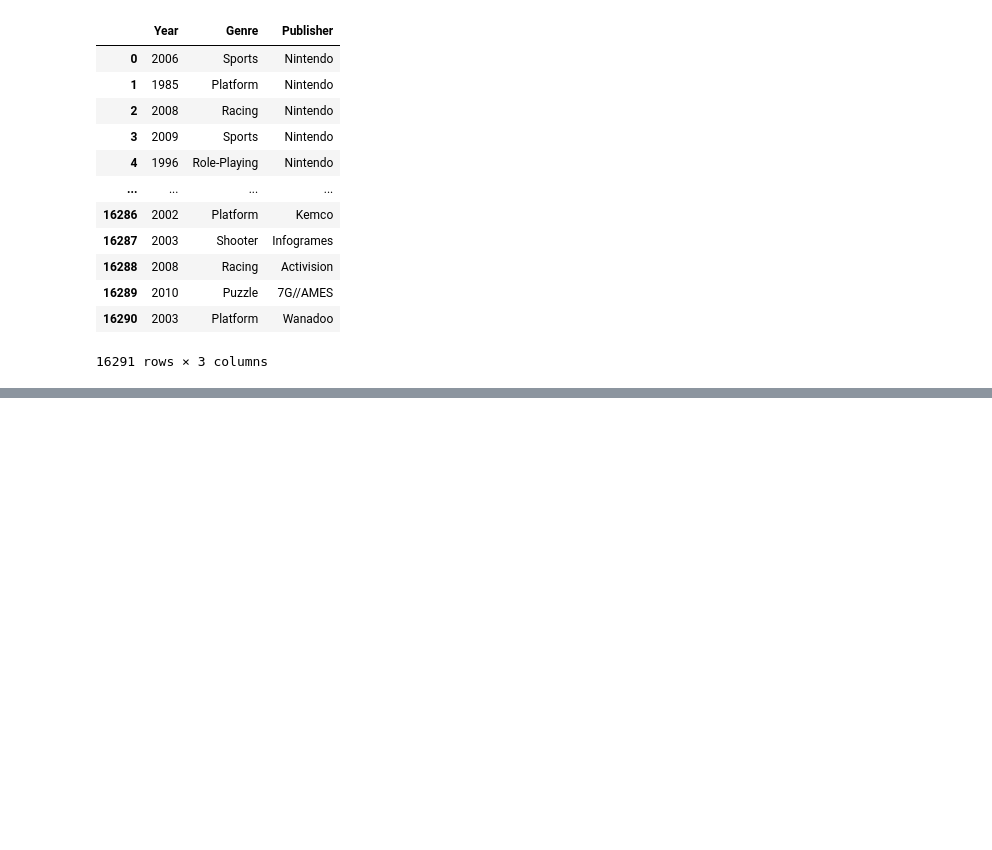
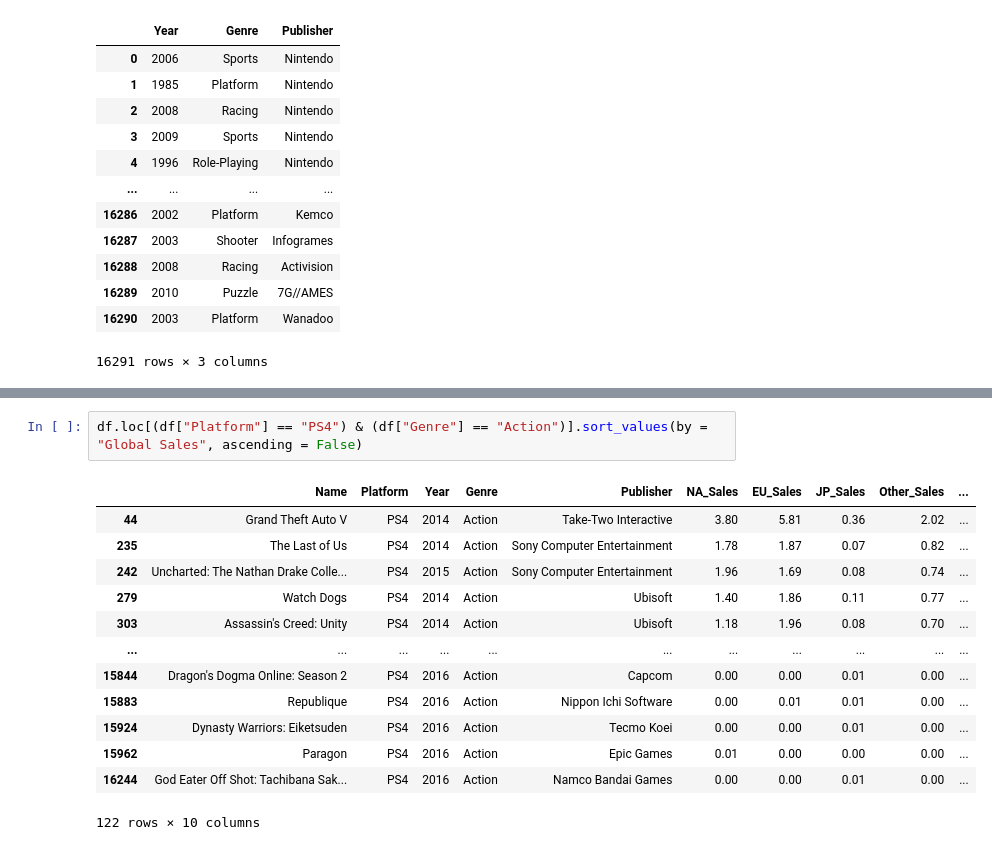
Before and after one commit to sienchoon/coding-challenge-practice, a Jupyter notebook: Pandas_Practice/practice_df.ipynb, the cells around one changed output, grey strips where cells are left out. Cells and saved outputs as stored; diff of their text form; blank space fills up the shorter version.

```diff
--- a/Pandas_Practice/practice_df.ipynb
+++ b/Pandas_Practice/practice_df.ipynb
@@ -357,0 +435,16 @@ df.iloc[:, 2:5]
+# %%
+df.loc[(df["Platform"] == "PS4") & (df["Genre"] == "Action")].sort_values(by = "Global Sales", ascending = False)
+# %% [output]
+|  | Name | Platform | Year | Genre | Publisher | NA_Sales | EU_Sales | JP_Sales | Other_Sales | ... |
+| 44 | Grand Theft Auto V | PS4 | 2014 | Action | Take-Two Interactive | 3.80 | 5.81 | 0.36 | 2.02 | ... |
+| 235 | The Last of Us | PS4 | 2014 | Action | Sony Computer Entertainment | 1.78 | 1.87 | 0.07 | 0.82 | ... |
+| 242 | Uncharted: The Nathan Drake Colle... | PS4 | 2015 | Action | Sony Computer Entertainment | 1.96 | 1.69 | 0.08 | 0.74 | ... |
+| 279 | Watch Dogs | PS4 | 2014 | Action | Ubisoft | 1.40 | 1.86 | 0.11 | 0.77 | ... |
+| 303 | Assassin's Creed: Unity | PS4 | 2014 | Action | Ubisoft | 1.18 | 1.96 | 0.08 | 0.70 | ... |
+| ... | ... | ... | ... | ... | ... | ... | ... | ... | ... | ... |
+| 15844 | Dragon's Dogma Online: Season 2 | PS4 | 2016 | Action | Capcom | 0.00 | 0.00 | 0.01 | 0.00 | ... |
+| 15883 | Republique | PS4 | 2016 | Action | Nippon Ichi Software | 0.00 | 0.01 | 0.01 | 0.00 | ... |
+| 15924 | Dynasty Warriors: Eiketsuden | PS4 | 2016 | Action | Tecmo Koei | 0.00 | 0.00 | 0.01 | 0.00 | ... |
+| 15962 | Paragon | PS4 | 2016 | Action | Epic Games | 0.01 | 0.00 | 0.00 | 0.00 | ... |
+| 16244 | God Eater Off Shot: Tachibana Sak... | PS4 | 2016 | Action | Namco Bandai Games | 0.00 | 0.00 | 0.01 | 0.00 | ... |
+122 rows × 10 columns
```
Also changed, not shown: parts of 14 cells of this notebook.
